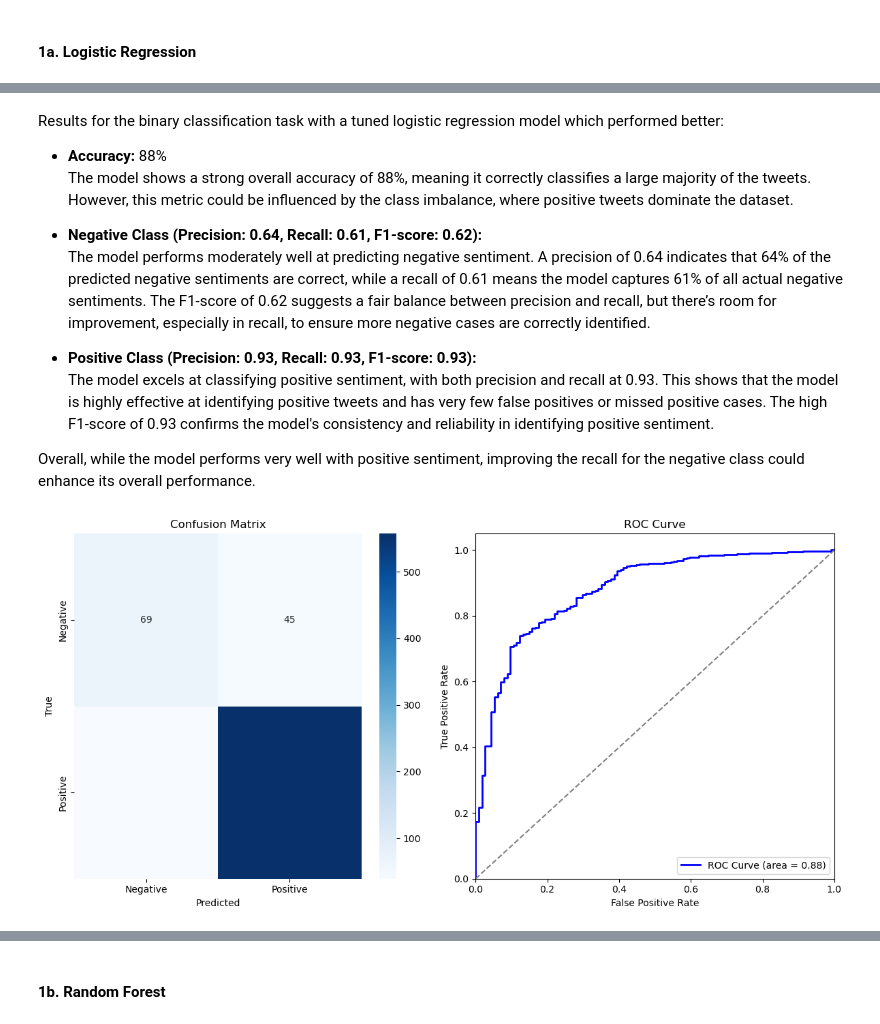
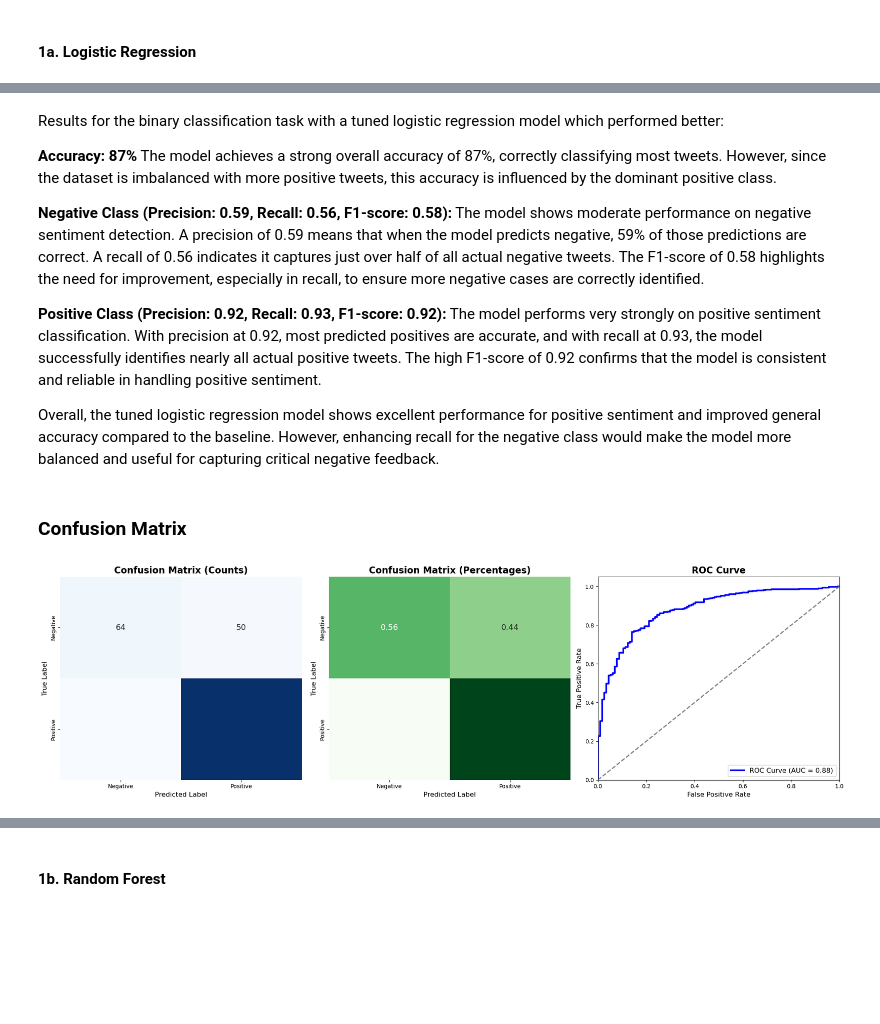
Before and after one commit to g-eez/dsc-phase-4-project, a Jupyter notebook: notebook.ipynb, the cells around one changed output, grey strips where cells are left out. Saved outputs shown, nothing was run; the diff lists cells and outputs as text; code cells hidden in the pictures; blank space fills up the shorter version.

```diff
--- a/notebook.ipynb
+++ b/notebook.ipynb
@@ -419,52 +639,62 @@ weighted avg       0.88      0.88      0.88       710
 # %% [markdown]
 Results for the binary classification task with a tuned logistic regression model which performed better:
 
-* **Accuracy:** 88%
-  The model shows a strong overall accuracy of 88%, meaning it correctly classifies a large majority of the tweets. However, this metric could be influenced by the class imbalance, where positive tweets dominate the dataset.
+**Accuracy: 87%**
+The model achieves a strong overall accuracy of 87%, correctly classifying most tweets. However, since the dataset is imbalanced with more positive tweets, this accuracy is influenced by the dominant positive class.
 
-* **Negative Class (Precision: 0.64, Recall: 0.61, F1-score: 0.62):**
-  The model performs moderately well at predicting negative sentiment. A precision of 0.64 indicates that 64% of the predicted negative sentiments are correct, while a recall of 0.61 means the model captures 61% of all actual negative sentiments. The F1-score of 0.62 suggests a fair balance between precision and recall, but there’s room for improvement, especially in recall, to ensure more negative cases are correctly identified.
+**Negative Class (Precision: 0.59, Recall: 0.56, F1-score: 0.58):**
+The model shows moderate performance on negative sentiment detection. A precision of 0.59 means that when the model predicts negative, 59% of those predictions are correct. A recall of 0.56 indicates it captures just over half of all actual negative tweets. The F1-score of 0.58 highlights the need for improvement, especially in recall, to ensure more negative cases are correctly identified.
 
-* **Positive Class (Precision: 0.93, Recall: 0.93, F1-score: 0.93):**
-  The model excels at classifying positive sentiment, with both precision and recall at 0.93. This shows that the model is highly effective at identifying positive tweets and has very few false positives or missed positive cases. The high F1-score of 0.93 confirms the model's consistency and reliability in identifying positive sentiment.
+**Positive Class (Precision: 0.92, Recall: 0.93, F1-score: 0.92):**
+The model performs very strongly on positive sentiment classification. With precision at 0.92, most predicted positives are accurate, and with recall at 0.93, the model successfully identifies nearly all actual positive tweets. The high F1-score of 0.92 confirms that the model is consistent and reliable in handling positive sentiment.
 
-Overall, while the model performs very well with positive sentiment, improving the recall for the negative class could enhance its overall performance.
+Overall, the tuned logistic regression model shows excellent performance for positive sentiment and improved general accuracy compared to the baseline. However, enhancing recall for the negative class would make the model more balanced and useful for capturing critical negative feedback.
+# %% [markdown]
+### Confusion Matrix
 # %%
-# Step 1: Confusion Matrix
-# Generate the confusion matrix
+# ==============================
+# Confusion Matrix and ROC Curve Visualization
+# ==============================
+
+# --- Step 1: Confusion Matrix ---
 cm = confusion_matrix(y_test, y_pred_best)
+cm_norm = cm.astype('float') / cm.sum(axis=1)[:, np.newaxis]  # normalize per class
 
-# Step 2: AUC-ROC Curve
-# Logistic Regression gives decision function outputs (confidence scores) for calculating ROC
-y_proba = best_logreg.predict_proba(X_test_tfidf)[:, 1]  # Get probabilities for the positive class
-
-# Compute false positive rate, true positive rate and thresholds
-fpr, tpr, thresholds = roc_curve(y_test, y_proba)
-
-# Compute the AUC (Area Under the Curve)
+# --- Step 2: ROC-AUC ---
+y_proba = best_logreg.predict_proba(X_test_tfidf)[:, 1]
+fpr, tpr, _ = roc_curve(y_test, y_proba)
 roc_auc = auc(fpr, tpr)
 
-# Step 3: Plot Confusion Matrix and ROC Curve on the Same Graph
-fig, ax = plt.subplots(1, 2, figsize=(12, 6))
+# --- Step 3: Plotting ---
+fig, axes = plt.subplots(1, 3, figsize=(20, 6))
 
-# Confusion Matrix Plot
-sns.heatmap(cm, annot=True, fmt="d", cmap="Blues", xticklabels=['Negative', 'Positive'], yticklabels=['Negative', 'Positive'], ax=ax[0])
-ax[0].set_title("Confusion Matrix")
-ax[0].set_xlabel("Predicted")
-ax[0].set_ylabel("True")
+# Confusion Matrix - Counts
+sns.heatmap(cm, annot=True, fmt="d", cmap="Blues", cbar=False,
+            xticklabels=['Negative', 'Positive'],
+            yticklabels=['Negative', 'Positive'], ax=axes[0], annot_kws={"size": 14})
+axes[0].set_title("Confusion Matrix (Counts)", fontsize=16, weight='bold')
+axes[0].set_xlabel("Predicted Label", fontsize=12)
+axes[0].set_ylabel("True Label", fontsize=12)
 
-# ROC Curve Plot
-ax[1].plot(fpr, tpr, color='blue', lw=2, label=f'ROC Curve (area = {roc_auc:.2f})')
-ax[1].plot([0, 1], [0, 1], color='gray', linestyle='--')  # Diagonal line for random guessing
-ax[1].set_xlim([0.0, 1.0])
-ax[1].set_ylim([0.0, 1.05])
-ax[1].set_title("ROC Curve")
-ax[1].set_xlabel("False Positive Rate")
-ax[1].set_ylabel("True Positive Rate")
-ax[1].legend(loc="lower right")
+# Confusion Matrix - Percentages
+sns.heatmap(cm_norm, annot=True, fmt=".2f", cmap="Greens", cbar=False,
+            xticklabels=['Negative', 'Positive'],
+            yticklabels=['Negative', 'Positive'], ax=axes[1], annot_kws={"size": 14})
+axes[1].set_title("Confusion Matrix (Percentages)", fontsize=16, weight='bold')
+axes[1].set_xlabel("Predicted Label", fontsize=12)
+axes[1].set_ylabel("True Label", fontsize=12)
 
-# Show the plot
+# ROC Curve
+axes[2].plot(fpr, tpr, color='blue', lw=3, label=f'ROC Curve (AUC = {roc_auc:.2f})')
+axes[2].plot([0, 1], [0, 1], color='gray', linestyle='--', lw=2)
+axes[2].set_xlim([0.0, 1.0])
+axes[2].set_ylim([0.0, 1.05])
+axes[2].set_title("ROC Curve", fontsize=16, weight='bold')
+axes[2].set_xlabel("False Positive Rate", fontsize=12)
+axes[2].set_ylabel("True Positive Rate", fontsize=12)
+axes[2].legend(loc="lower right", fontsize=12)
+
 plt.tight_layout()
 plt.show()
 # %% [output]
-[figure, old version]
+[figure, new version]
```
Also changed, not shown: parts of 65 cells of this notebook, 1 other file.
